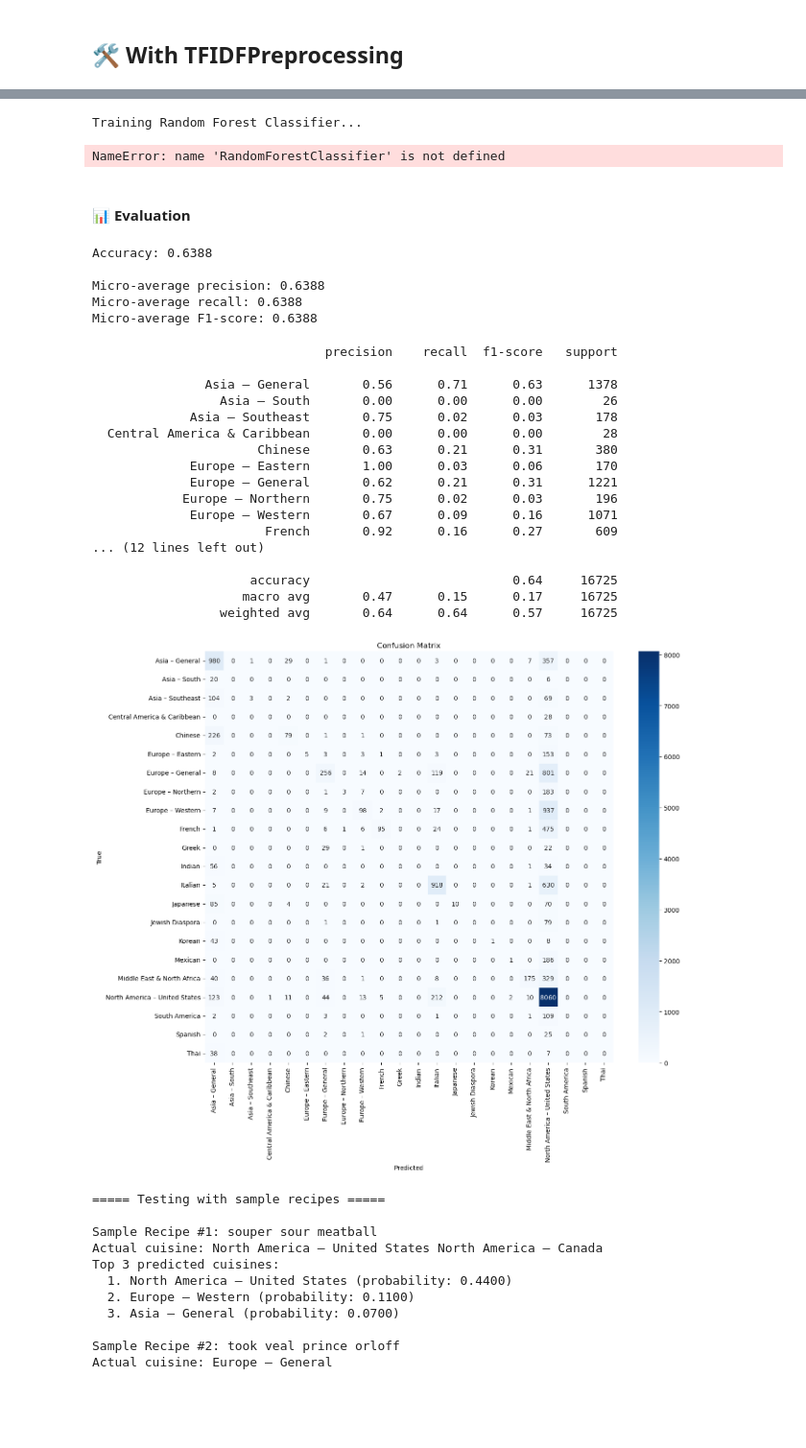
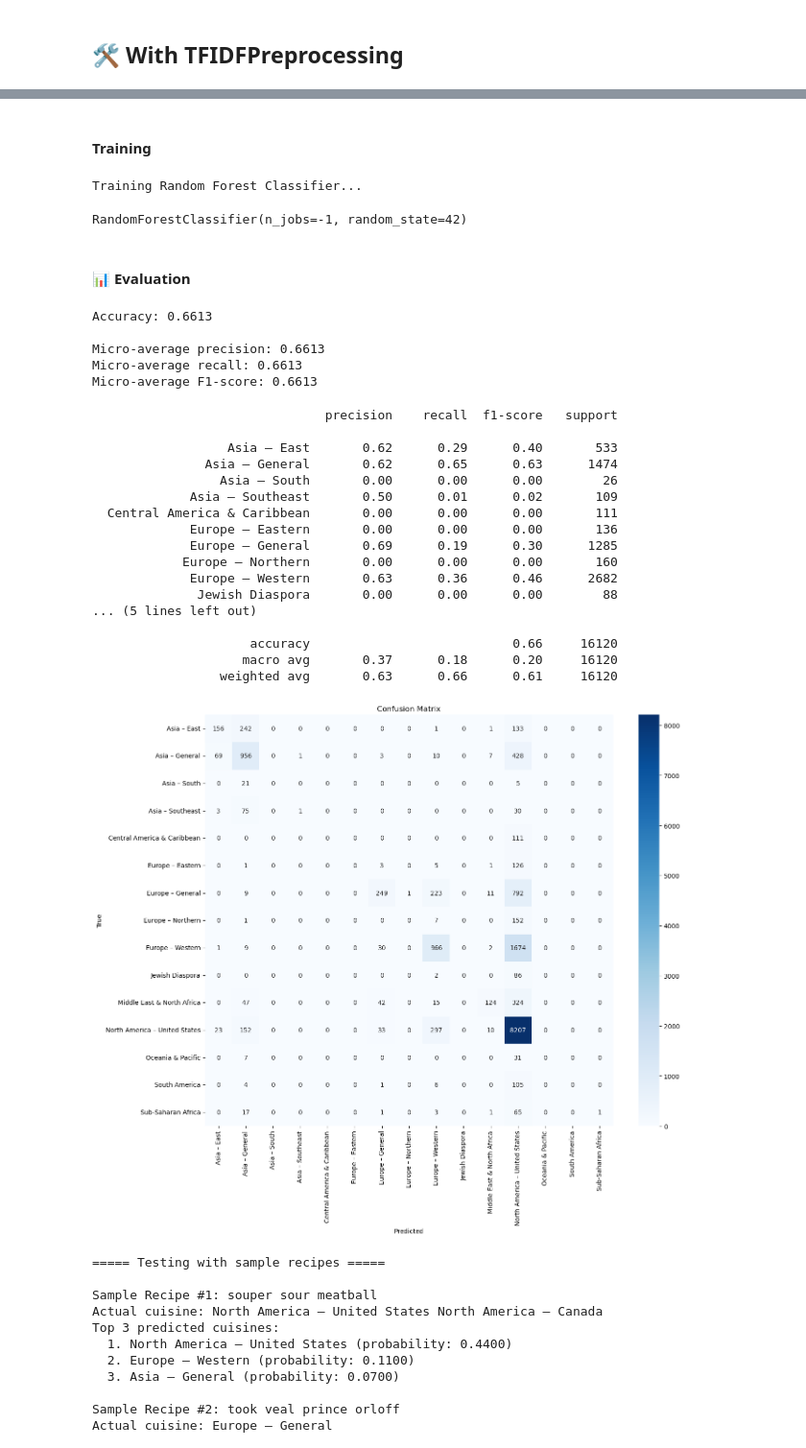
Before and after one commit to milik0/recipe-nlp, a Jupyter notebook: notebooks/classification/random_forest.ipynb, the cells around one changed output, grey strips where cells are left out. Shown at 96% size. Cells and saved outputs as stored; diff of their text form; code cells hidden in the pictures; blank space fills up the shorter version.

```diff
--- a/notebooks/classification/random_forest.ipynb
+++ b/notebooks/classification/random_forest.ipynb
@@ -35,9 +40,7 @@ data.head()
 # %% [markdown]
 ## 🛠️ With TFIDFPreprocessing
 # %%
-preprocessor = TFIDFPreprocessing()
-data = preprocessor.load('../../data/RAW_recipes.csv')
+preprocessor = TFIDFPreprocessing(step_max_features=200, ingredients_max_features=200)
 train_data, test_data = train_test_split(data, test_size=0.2, random_state=42)
-preprocessor.fit(train_data)
-X_train, y_train = preprocessor.transform(train_data)
+X_train, y_train = preprocessor.fit_transform(train_data)
 X_test, y_test = preprocessor.transform(test_data)
@@ -67,15 +118,17 @@ AttributeError: 'TFIDFPreprocessing' object has no attribute 'save'
+# %% [markdown]
+#### Training
 # %%
 print("\nTraining Random Forest Classifier...")
 
-model = RandomForestClassifier(n_estimators=100, random_state=42, n_jobs=-1)
-model.fit(X_train, y_train)
+best_model = RandomForestClassifier(n_estimators=100, random_state=42, n_jobs=-1)
+best_model.fit(X_train, y_train)
 # %% [output]
 Training Random Forest Classifier...
-NameError: name 'RandomForestClassifier' is not defined
+RandomForestClassifier(n_jobs=-1, random_state=42)
 # %% [markdown]
 #### 📊 Evaluation
 # %%
-y_pred = model.predict(X_test)
+y_pred = best_model.predict(X_test)
 accuracy = accuracy_score(y_test, y_pred)
 print(f"Accuracy: {accuracy:.4f}")
 
@@ -85,42 +138,43 @@ print(f"\nMicro-average precision: {precision:.4f}")
 print(f"Micro-average recall: {recall:.4f}")
 print(f"Micro-average F1-score: {f1:.4f}")
 # %% [output]
-Accuracy: 0.6388
+Accuracy: 0.6613
 
-Micro-average precision: 0.6388
-Micro-average recall: 0.6388
-Micro-average F1-score: 0.6388
+Micro-average precision: 0.6613
+Micro-average recall: 0.6613
+Micro-average F1-score: 0.6613
 # %%
 print(classification_report(y_test, y_pred, target_names=preprocessor.label_encoder.classes_))
 # %% [output]
                                precision    recall  f1-score   support
 
-               Asia – General       0.56      0.71      0.63      1378
+                  Asia – East       0.62      0.29      0.40       533
+               Asia – General       0.62      0.65      0.63      1474
                  Asia – South       0.00      0.00      0.00        26
-             Asia – Southeast       0.75      0.02      0.03       178
-  Central America & Caribbean       0.00      0.00      0.00        28
-                      Chinese       0.63      0.21      0.31       380
-             Europe – Eastern       1.00      0.03      0.06       170
-             Europe – General       0.62      0.21      0.31      1221
-            Europe – Northern       0.75      0.02      0.03       196
-             Europe – Western       0.67      0.09      0.16      1071
-                       French       0.92      0.16      0.27       609
-... (12 lines left out)
+             Asia – Southeast       0.50      0.01      0.02       109
+  Central America & Caribbean       0.00      0.00      0.00       111
+             Europe – Eastern       0.00      0.00      0.00       136
+             Europe – General       0.69      0.19      0.30      1285
+            Europe – Northern       0.00      0.00      0.00       160
+             Europe – Western       0.63      0.36      0.46      2682
+              Jewish Diaspora       0.00      0.00      0.00        88
+... (5 lines left out)
 
-                     accuracy                           0.64     16725
-                    macro avg       0.47      0.15      0.17     16725
-                 weighted avg       0.64      0.64      0.57     16725
+                     accuracy                           0.66     16120
+                    macro avg       0.37      0.18      0.20     16120
+                 weighted avg       0.63      0.66      0.61     16120
 # %%
+cm = confusion_matrix(y_test, y_pred)
 plt.figure(figsize=(14, 12))
 sns.heatmap(cm, annot=True, fmt='d', cmap='Blues',
-            xticklabels=preprocessor.label_encoder.classes_, yticklabels=classes)
+            xticklabels=preprocessor.label_encoder.classes_, yticklabels=preprocessor.label_encoder.classes_)
 plt.xlabel('Predicted')
 plt.ylabel('True')
 plt.title('Confusion Matrix')
 plt.tight_layout()
 plt.show()
 # %% [output]
-[figure, old version]
+[figure, new version]
 # %%
 def predict_cuisine(model, steps_vec, ingredients_vec, recipe_steps, recipe_ingredients, n_steps, n_ingredients, label_encoder, top_n=3):
     """
```
Also changed, not shown: parts of 9 cells of this notebook, 15 other files.
